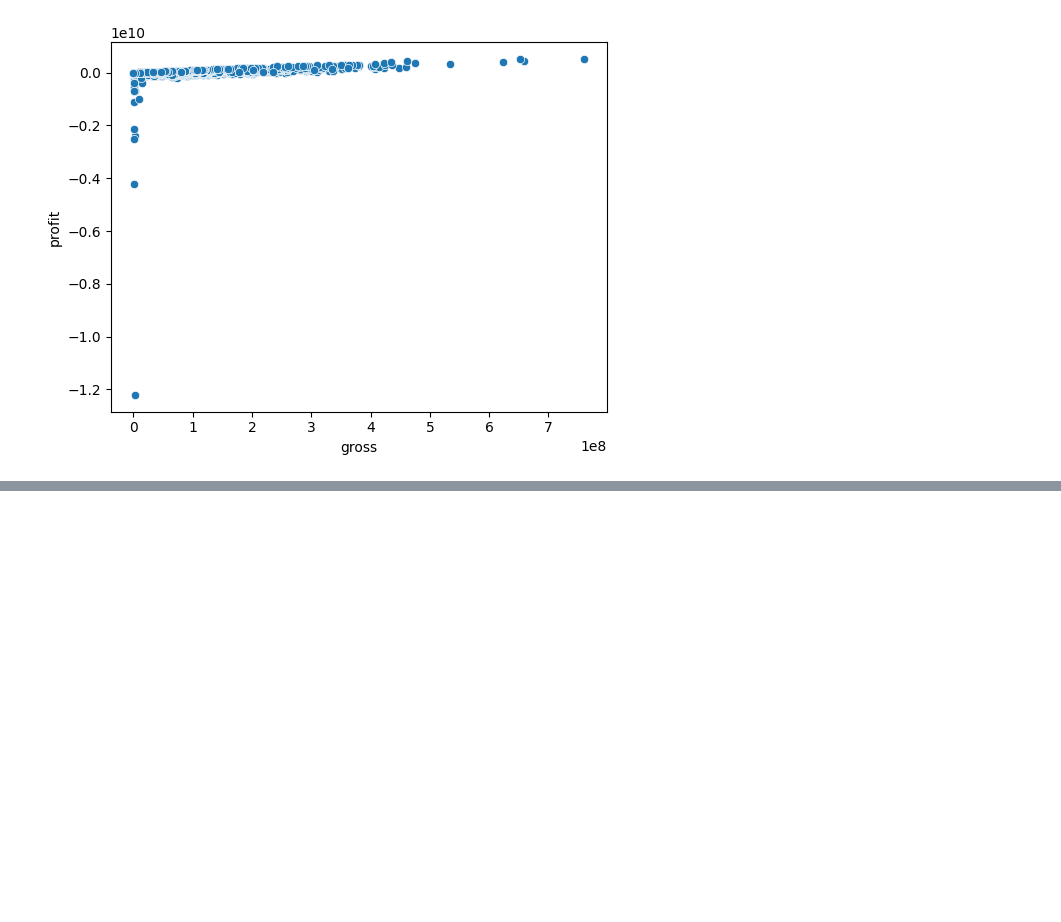
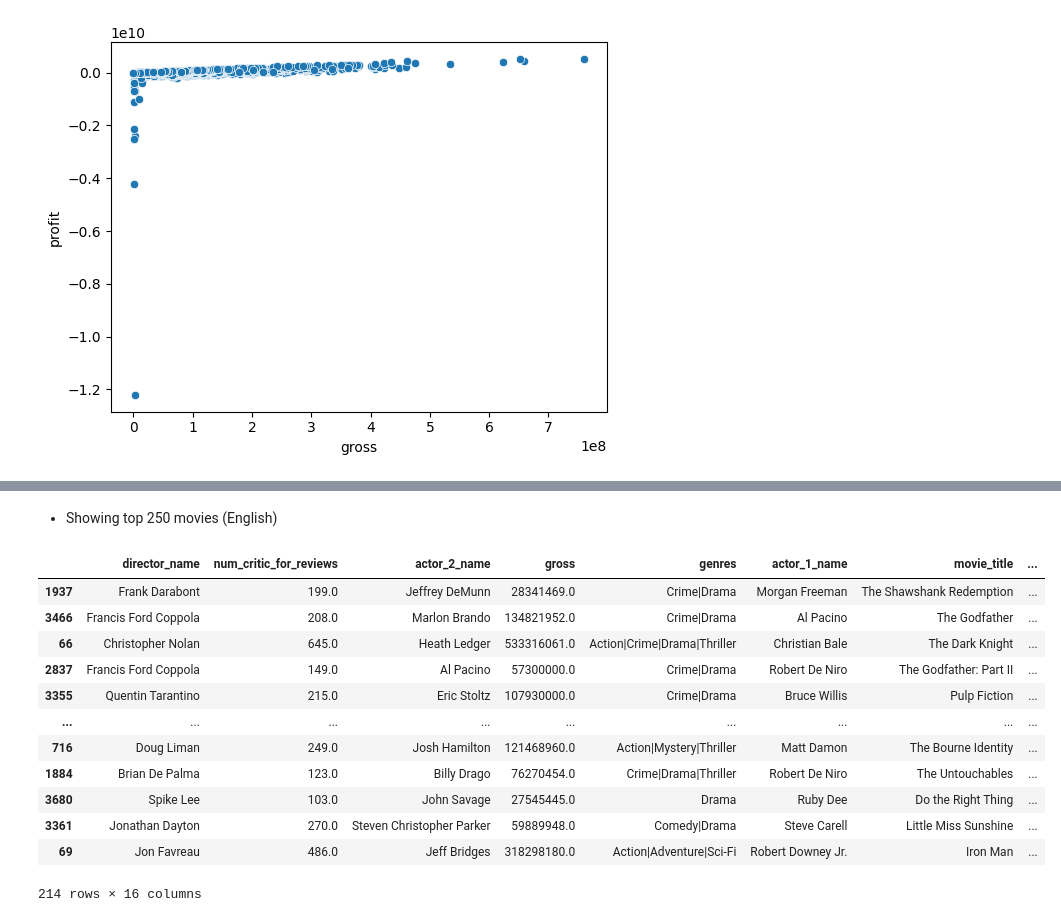
Before and after one commit to nanoCHI/IMDB-Movie-Analysis, a Jupyter notebook: IMDB_Movie_Analysis.ipynb, the cells around one changed output, grey strips where cells are left out. Drawn from its saved outputs; the diff is of its cells as text; code cells hidden in the pictures; blank space fills up the shorter version.

```diff
--- a/IMDB_Movie_Analysis.ipynb
+++ b/IMDB_Movie_Analysis.ipynb
@@ -151,0 +185,18 @@ sns.scatterplot(x=df['gross'], y=df['profit'])
+# %% [markdown]
+* Showing top 250 movies (English)
+# %%
+IMDB_Top_250[IMDB_Top_250['language']=='English'].sort_values(by='imdb_score',ascending=False).head(250)
+# %% [output]
+|  | director_name | num_critic_for_reviews | actor_2_name | gross | genres | actor_1_name | movie_title | ... |
+| 1937 | Frank Darabont | 199.0 | Jeffrey DeMunn | 28341469.0 | Crime|Drama | Morgan Freeman | The Shawshank Redemption | ... |
+| 3466 | Francis Ford Coppola | 208.0 | Marlon Brando | 134821952.0 | Crime|Drama | Al Pacino | The Godfather | ... |
+| 66 | Christopher Nolan | 645.0 | Heath Ledger | 533316061.0 | Action|Crime|Drama|Thriller | Christian Bale | The Dark Knight | ... |
+| 2837 | Francis Ford Coppola | 149.0 | Al Pacino | 57300000.0 | Crime|Drama | Robert De Niro | The Godfather: Part II | ... |
+| 3355 | Quentin Tarantino | 215.0 | Eric Stoltz | 107930000.0 | Crime|Drama | Bruce Willis | Pulp Fiction | ... |
+| ... | ... | ... | ... | ... | ... | ... | ... | ... |
+| 716 | Doug Liman | 249.0 | Josh Hamilton | 121468960.0 | Action|Mystery|Thriller | Matt Damon | The Bourne Identity | ... |
+| 1884 | Brian De Palma | 123.0 | Billy Drago | 76270454.0 | Crime|Drama|Thriller | Robert De Niro | The Untouchables | ... |
+| 3680 | Spike Lee | 103.0 | John Savage | 27545445.0 | Drama | Ruby Dee | Do the Right Thing | ... |
+| 3361 | Jonathan Dayton | 270.0 | Steven Christopher Parker | 59889948.0 | Comedy|Drama | Steve Carell | Little Miss Sunshine | ... |
+| 69 | Jon Favreau | 486.0 | Jeff Bridges | 318298180.0 | Action|Adventure|Sci-Fi | Robert Downey Jr. | Iron Man | ... |
+214 rows × 16 columns
```
Also changed, not shown: parts of 11 cells of this notebook.
